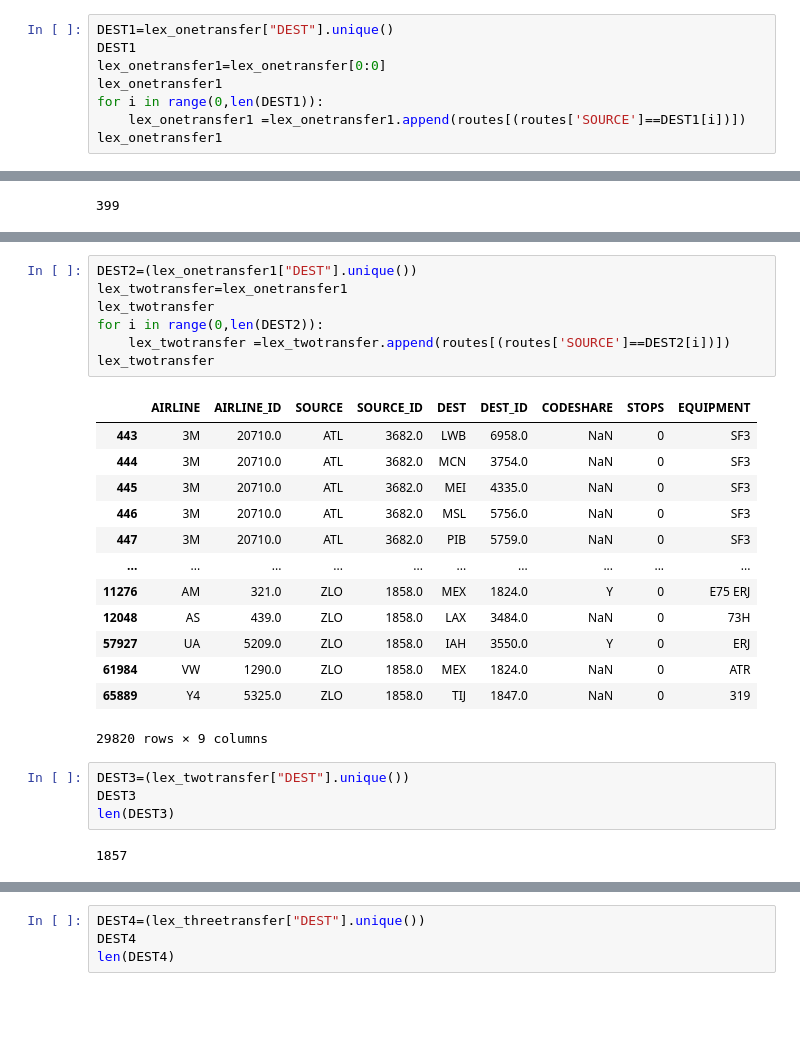
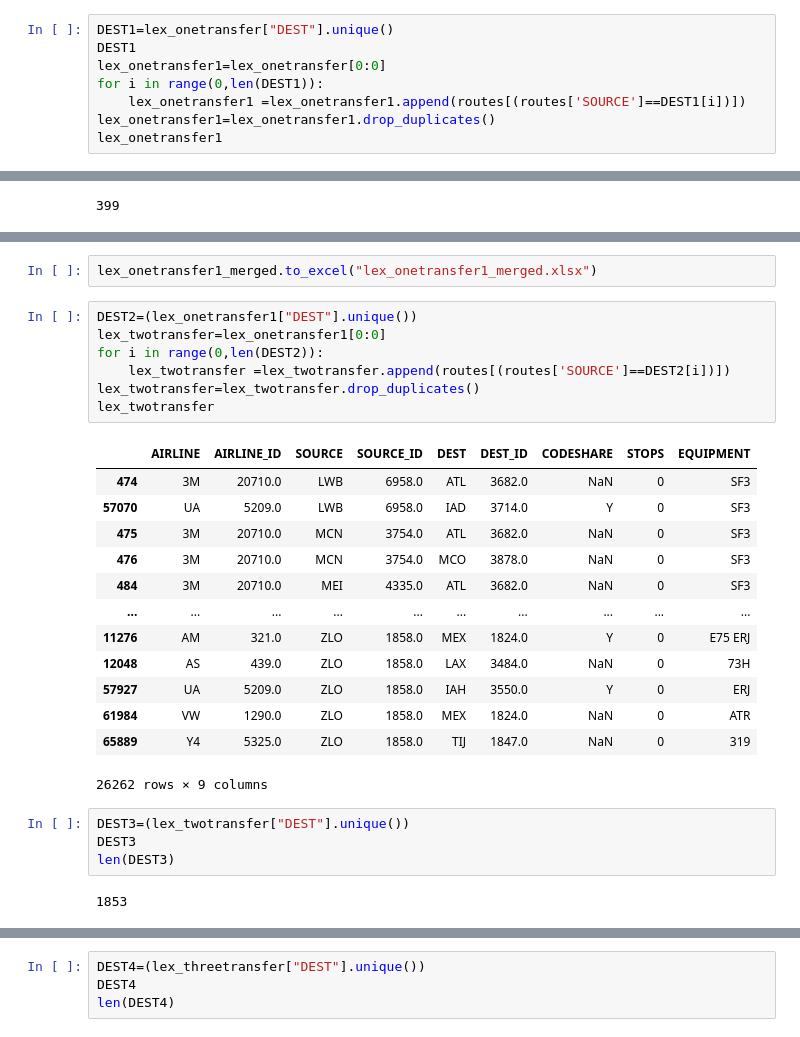
Before and after one commit to bara235/ce599, a Jupyter notebook: 07-Merging/open-flights-tutorial.ipynb, the cells around one changed output, grey strips where cells are left out. Drawn from its saved outputs; the diff is of its cells as text; blank space fills up the shorter version.

```diff
--- a/07-Merging/open-flights-tutorial.ipynb
+++ b/07-Merging/open-flights-tutorial.ipynb
@@ -507,9 +530,9 @@ array(['ATL', 'CLT', 'DFW', 'ORD', 'DCA', 'DTW', 'LGA', 'MSP', 'FLL',
 DEST1=lex_onetransfer["DEST"].unique()
 DEST1
 lex_onetransfer1=lex_onetransfer[0:0]
-lex_onetransfer1
 for i in range(0,len(DEST1)):
     lex_onetransfer1 =lex_onetransfer1.append(routes[(routes['SOURCE']==DEST1[i])])
+lex_onetransfer1=lex_onetransfer1.drop_duplicates()
 lex_onetransfer1
 # %% [output]
 |  | AIRLINE | AIRLINE_ID | SOURCE | SOURCE_ID | DEST | DEST_ID | CODESHARE | STOPS | EQUIPMENT |
@@ -553,27 +595,29 @@ len(DEST2)
+# %%
+lex_onetransfer1_merged.to_excel("lex_onetransfer1_merged.xlsx")
 # %%
 DEST2=(lex_onetransfer1["DEST"].unique())
-lex_twotransfer=lex_onetransfer1
-lex_twotransfer
+lex_twotransfer=lex_onetransfer1[0:0]
 for i in range(0,len(DEST2)):
     lex_twotransfer =lex_twotransfer.append(routes[(routes['SOURCE']==DEST2[i])])
+lex_twotransfer=lex_twotransfer.drop_duplicates()
 lex_twotransfer
 # %% [output]
 |  | AIRLINE | AIRLINE_ID | SOURCE | SOURCE_ID | DEST | DEST_ID | CODESHARE | STOPS | EQUIPMENT |
-| 443 | 3M | 20710.0 | ATL | 3682.0 | LWB | 6958.0 | NaN | 0 | SF3 |
-| 444 | 3M | 20710.0 | ATL | 3682.0 | MCN | 3754.0 | NaN | 0 | SF3 |
-| 445 | 3M | 20710.0 | ATL | 3682.0 | MEI | 4335.0 | NaN | 0 | SF3 |
-| 446 | 3M | 20710.0 | ATL | 3682.0 | MSL | 5756.0 | NaN | 0 | SF3 |
-| 447 | 3M | 20710.0 | ATL | 3682.0 | PIB | 5759.0 | NaN | 0 | SF3 |
+| 474 | 3M | 20710.0 | LWB | 6958.0 | ATL | 3682.0 | NaN | 0 | SF3 |
+| 57070 | UA | 5209.0 | LWB | 6958.0 | IAD | 3714.0 | Y | 0 | SF3 |
+| 475 | 3M | 20710.0 | MCN | 3754.0 | ATL | 3682.0 | NaN | 0 | SF3 |
+| 476 | 3M | 20710.0 | MCN | 3754.0 | MCO | 3878.0 | NaN | 0 | SF3 |
+| 484 | 3M | 20710.0 | MEI | 4335.0 | ATL | 3682.0 | NaN | 0 | SF3 |
 | ... | ... | ... | ... | ... | ... | ... | ... | ... | ... |
 | 11276 | AM | 321.0 | ZLO | 1858.0 | MEX | 1824.0 | Y | 0 | E75 ERJ |
 | 12048 | AS | 439.0 | ZLO | 1858.0 | LAX | 3484.0 | NaN | 0 | 73H |
 | 57927 | UA | 5209.0 | ZLO | 1858.0 | IAH | 3550.0 | Y | 0 | ERJ |
 | 61984 | VW | 1290.0 | ZLO | 1858.0 | MEX | 1824.0 | NaN | 0 | ATR |
 | 65889 | Y4 | 5325.0 | ZLO | 1858.0 | TIJ | 1847.0 | NaN | 0 | 319 |
-29820 rows × 9 columns
+26262 rows × 9 columns
 # %%
 DEST3=(lex_twotransfer["DEST"].unique())
 DEST3
 len(DEST3)
 # %% [output]
-1857
+1853
```
Also changed, not shown: parts of 16 cells of this notebook, 7 other files.
